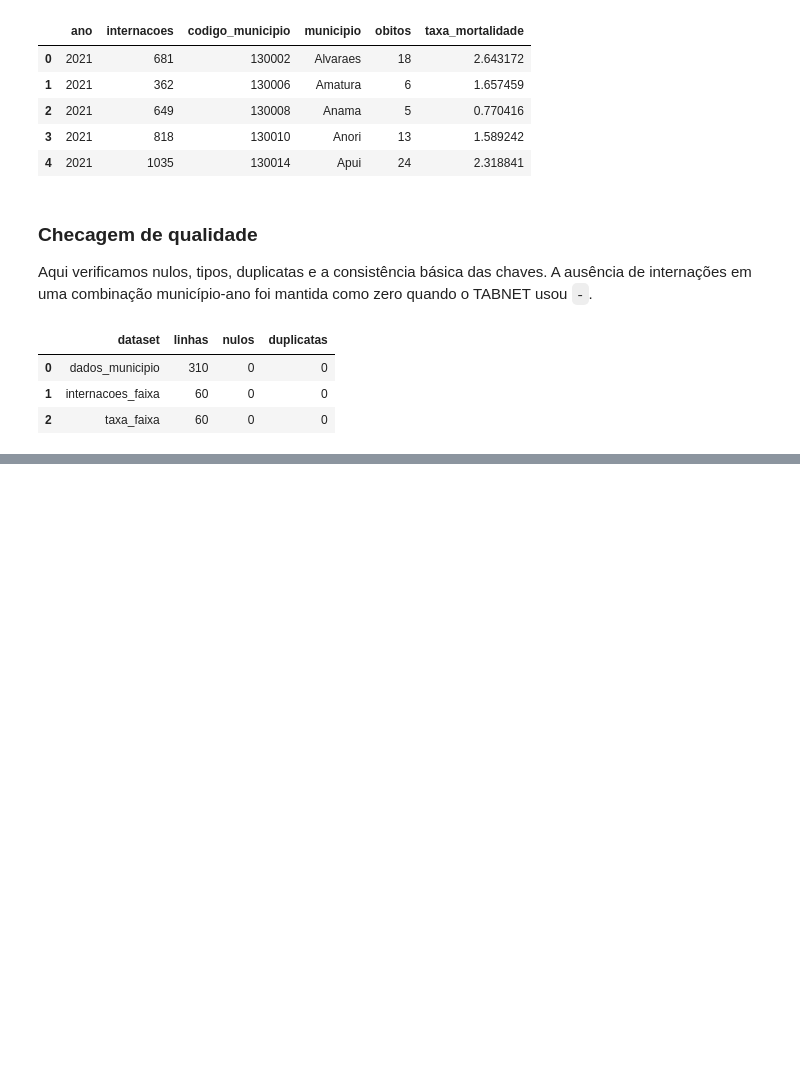
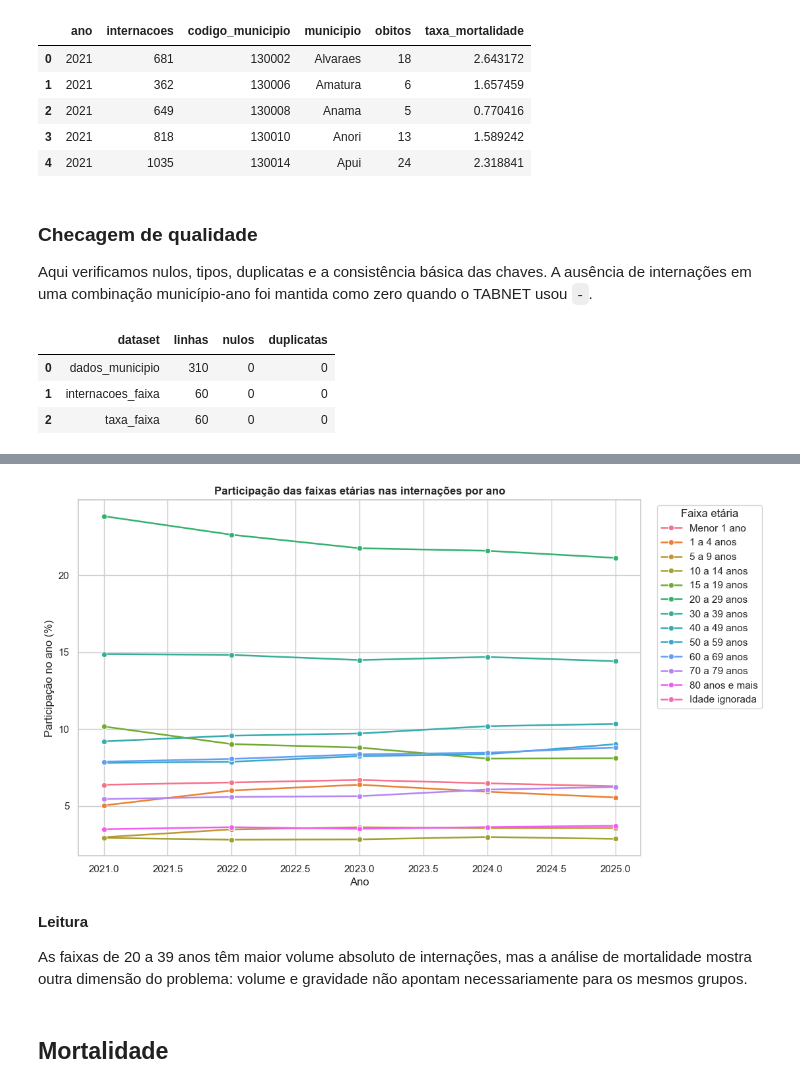
Before and after one commit to nicolasagra-dev/eda-datasus-amazonas, a Jupyter notebook: notebooks/eda_datasus_amazonas.ipynb, the cells around one changed output, grey strips where cells are left out. Saved outputs shown, nothing was run; the diff lists cells and outputs as text; code cells hidden in the pictures; blank space fills up the shorter version.

```diff
--- a/notebooks/eda_datasus_amazonas.ipynb
+++ b/notebooks/eda_datasus_amazonas.ipynb
@@ -477,0 +540,32 @@ Como o TABNET agrega dados de internações do SUS, os resultados não represent
+# %%
+composicao_faixa_ano = internacoes_faixa.copy()
+composicao_faixa_ano["participacao_ano_%"] = (
+    composicao_faixa_ano["internacoes"]
+    / composicao_faixa_ano.groupby("ano", observed=True)["internacoes"].transform("sum")
+    * 100
+)
+
+fig, ax = plt.subplots(figsize=(11, 7))
+sns.lineplot(
+    data=composicao_faixa_ano,
+    x="ano",
+    y="participacao_ano_%",
+    hue="faixa_etaria",
+    marker="o",
+    linewidth=1.8,
+    ax=ax,
+)
+ax.set_title("Participação das faixas etárias nas internações por ano")
+ax.set_xlabel("Ano")
+ax.set_ylabel("Participação no ano (%)")
+plt.legend(title="Faixa etária", bbox_to_anchor=(1.02, 1), loc="upper left")
+fig.savefig(PROCESSED_DIR / "composicao_faixa_ano.png", dpi=150, bbox_inches="tight")
+plt.show()
+# %% [output]
+[figure, added]
+# %% [markdown]
+**Leitura**
+
+As faixas de 20 a 39 anos têm maior volume absoluto de internações, mas a análise de mortalidade mostra outra dimensão do problema: volume e gravidade não apontam necessariamente para os mesmos grupos.
+# %% [markdown]
+## Mortalidade
```
Also changed, not shown: parts of 42 cells of this notebook, 14 other files.
